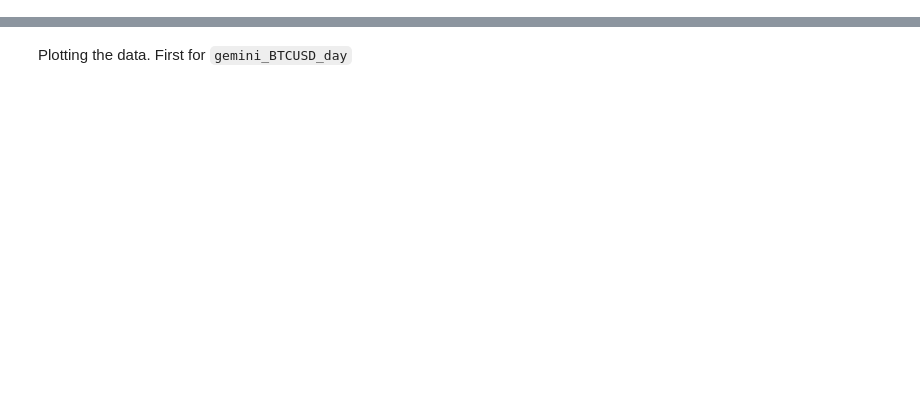
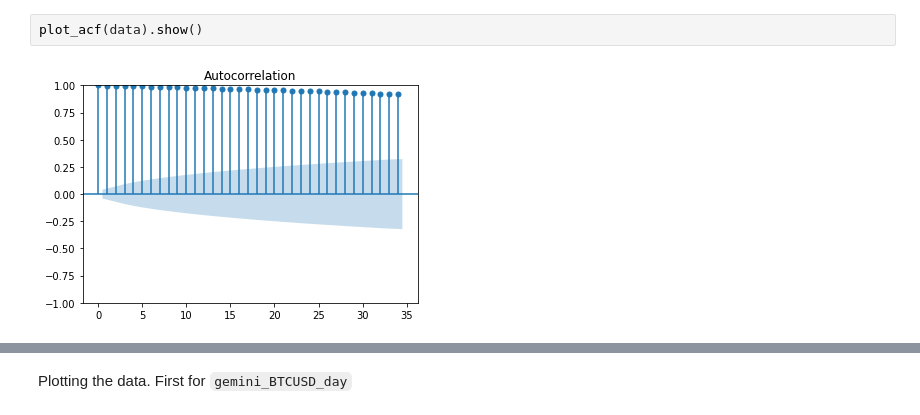
Before and after one commit to isomorphicdude/HackCambridge, a Jupyter notebook: src/roughwork.ipynb, the cells around one changed output, grey strips where cells are left out. Cells and saved outputs as stored; diff of their text form; blank space fills up the shorter version.

```diff
--- a/src/roughwork.ipynb
+++ b/src/roughwork.ipynb
@@ -20,0 +19,4 @@ list(df[0].columns)
+# %%
+plot_acf(data).show()
+# %% [output]
+[figure, added]
```
Also changed, not shown: parts of 15 cells of this notebook.
